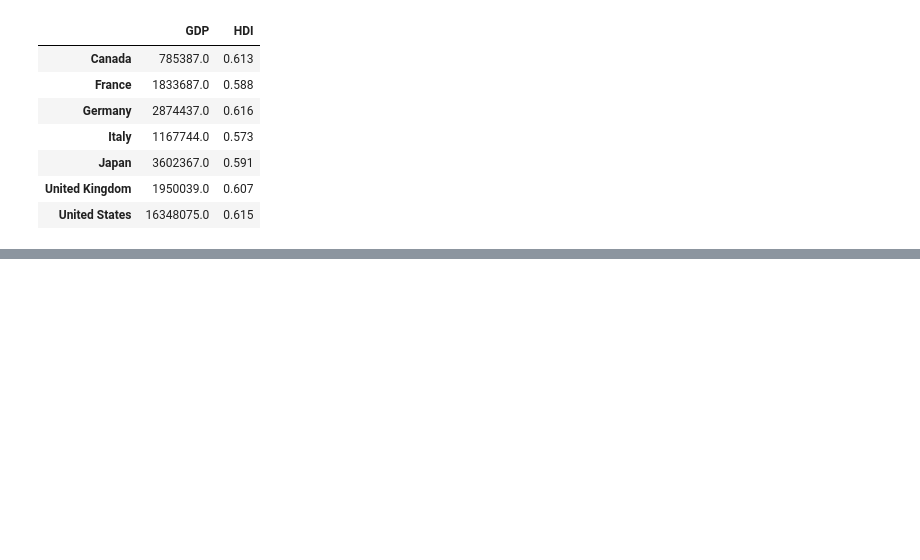
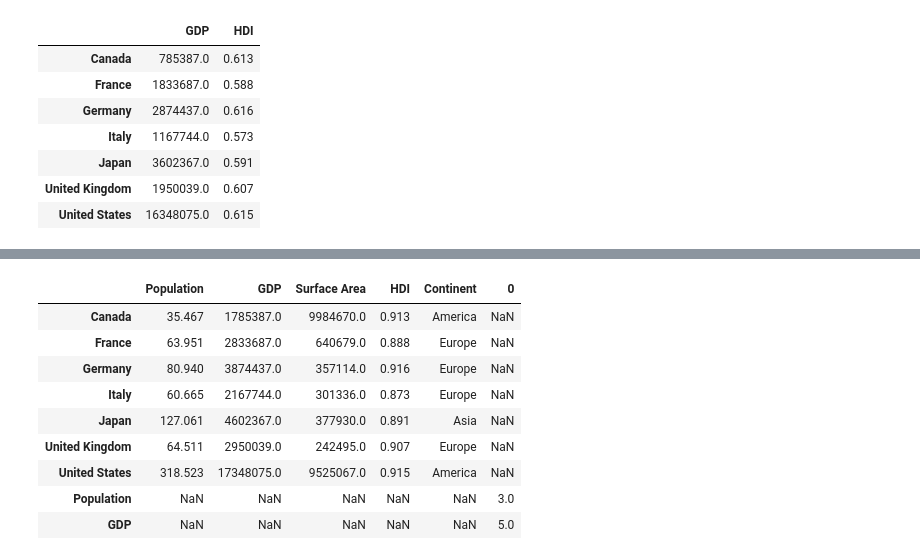
Before and after one commit to natalyalangford/DataAnalysisExercises, a Jupyter notebook: Panda Series/panda_dataframes.ipynb, the cells around one changed output, grey strips where cells are left out. Saved outputs shown, nothing was run; the diff lists cells and outputs as text; code cells hidden in the pictures; blank space fills up the shorter version.

Commit message:
indexing

```diff
--- a/Panda Series/panda_dataframes.ipynb
+++ b/Panda Series/panda_dataframes.ipynb
@@ -541,0 +547,8 @@ df[['GDP', 'HDI']] + crisis
+# %%
+# ADDING a new column
+
+langs = pd.Series(
+    ['French', 'German', 'Italian'],
+    index=['France', 'Germany', 'Italy'],
+    name='Language'
+)
@@ -541,0 +562,4 @@ df[['GDP', 'HDI']] + crisis
+# %%
+df['Language'] = langs
+
+# add langs to a Language column
@@ -541,0 +577,6 @@ df[['GDP', 'HDI']] + crisis
+# %%
+# REPLACING values per column
+
+df['Language'] = 'English'
+
+# sets all elements in language column to English
@@ -541,0 +641,6 @@ df[['GDP', 'HDI']] + crisis
+# %%
+# DROPPING columns
+
+df.drop(columns='Language', inplace=True)
+
+# drop language column
@@ -541,0 +658,22 @@ df[['GDP', 'HDI']] + crisis
+# %%
+# ADDING values
+
+row = pd.Series({
+    'Population': 3,
+    'GDP': 5
+}, name='China')
+
+result = pd.concat([df, row])
+
+result
+# %% [output]
+|  | Population | GDP | Surface Area | HDI | Continent | 0 |
+| Canada | 35.467 | 1785387.0 | 9984670.0 | 0.913 | America | NaN |
+| France | 63.951 | 2833687.0 | 640679.0 | 0.888 | Europe | NaN |
+| Germany | 80.940 | 3874437.0 | 357114.0 | 0.916 | Europe | NaN |
+| Italy | 60.665 | 2167744.0 | 301336.0 | 0.873 | Europe | NaN |
+| Japan | 127.061 | 4602367.0 | 377930.0 | 0.891 | Asia | NaN |
+| United Kingdom | 64.511 | 2950039.0 | 242495.0 | 0.907 | Europe | NaN |
+| United States | 318.523 | 17348075.0 | 9525067.0 | 0.915 | America | NaN |
+| Population | NaN | NaN | NaN | NaN | NaN | 3.0 |
+| GDP | NaN | NaN | NaN | NaN | NaN | 5.0 |
```
Also changed, not shown: parts of 15 cells of this notebook.
